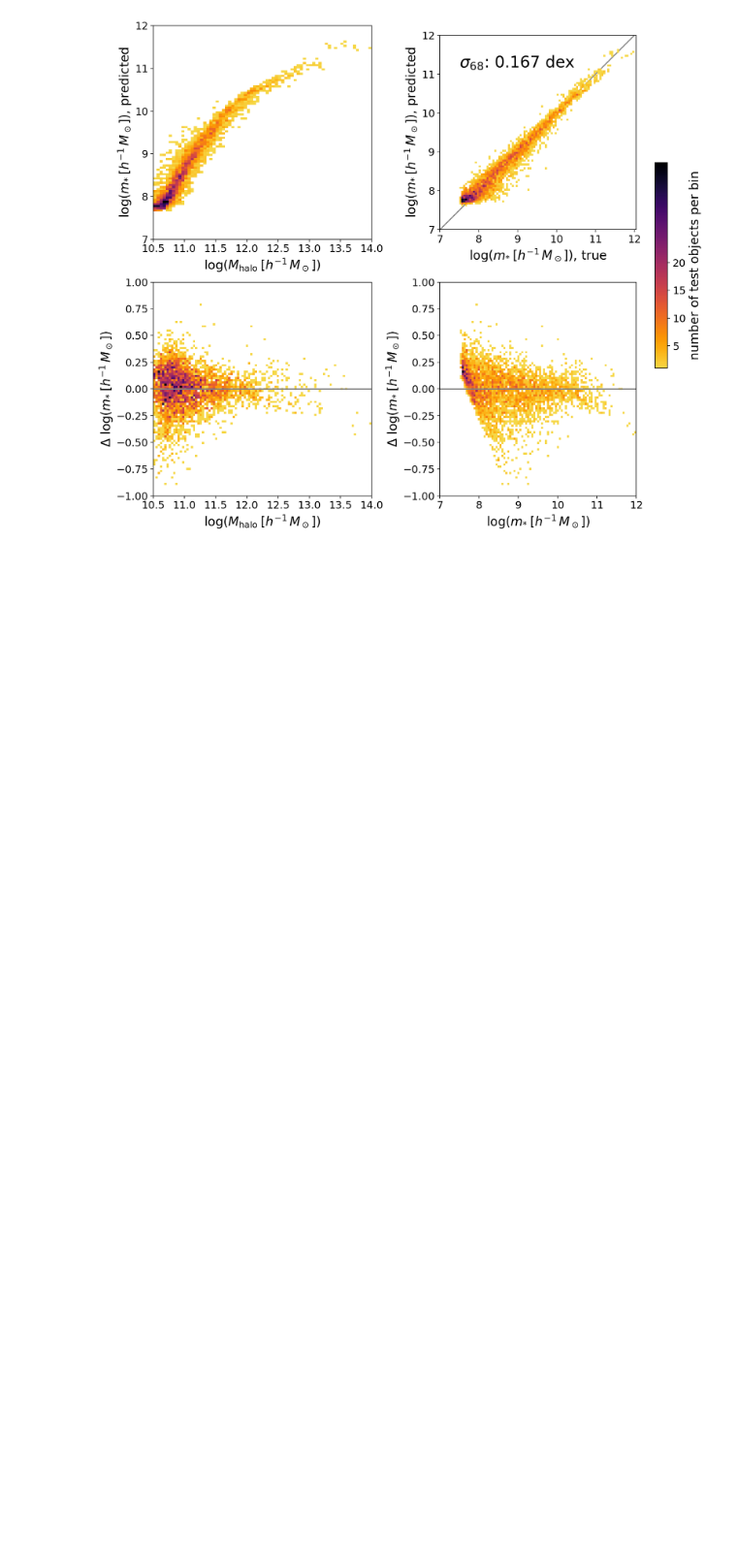
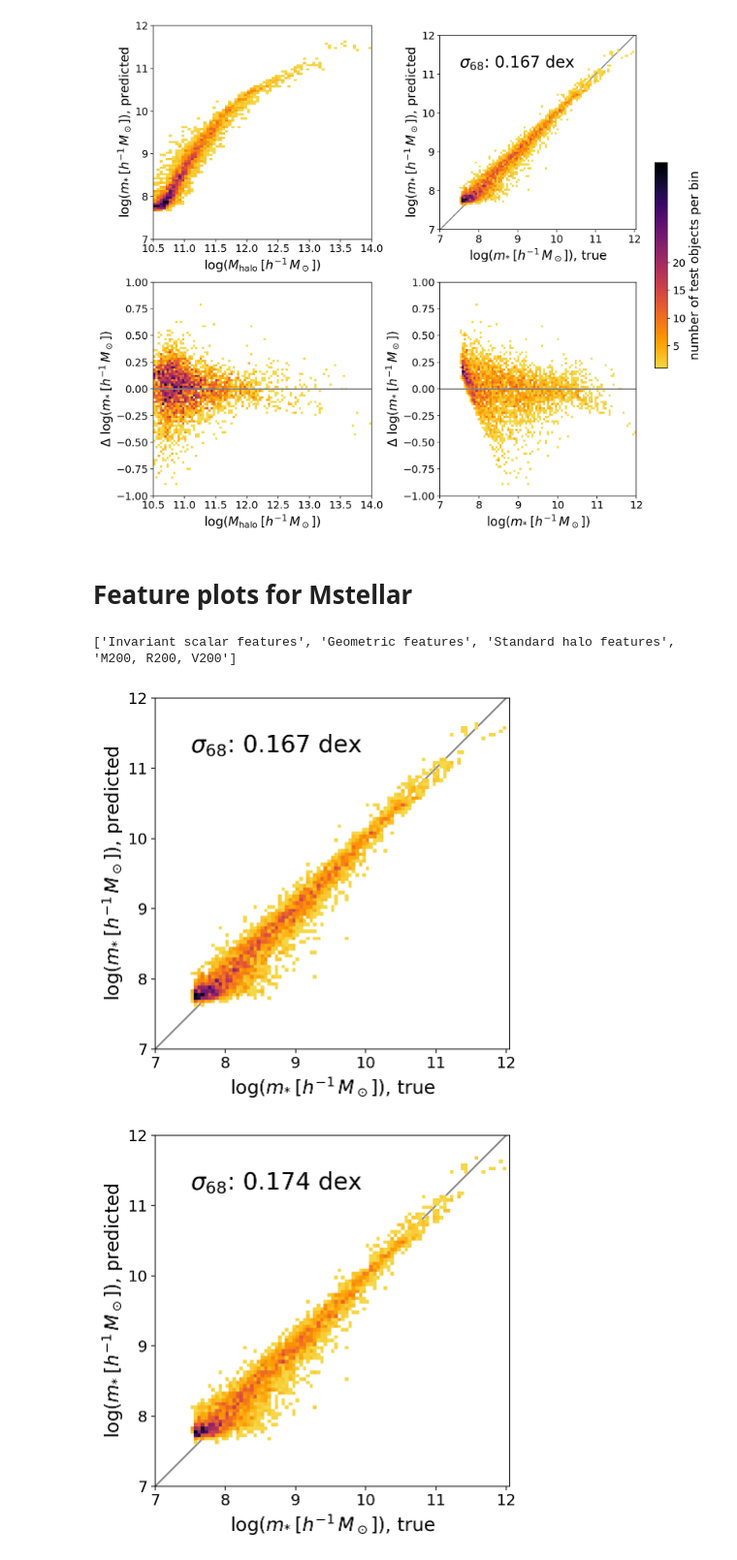
Before and after one commit to kstoreyf/equivariant-cosmology, a Jupyter notebook: notebooks/2023-04-13_paper_figures.ipynb, the cells around one changed output. Shown at 97% size. Saved outputs shown, nothing was run; the diff lists cells and outputs as text; code cells hidden in the pictures; blank space fills up the shorter version.

Commit message:
notebook updates with Mmin10 halos

```diff
--- a/notebooks/2023-04-13_paper_figures.ipynb
+++ b/notebooks/2023-04-13_paper_figures.ipynb
@@ -35,0 +40,3 @@ import feature_importance
+# %%
+inferno_r = matplotlib.cm.inferno_r
+cmap_hist = utils.shiftedColorMap(inferno_r, start=0.1, stop=1.0)
@@ -126,3 +129,48 @@ plotter.plot_multi_panel_pred(x_label_name, y_label_name, x_property, y_test_mul
                               text_results=error_str)
 # %% [output]
 [figure]
+# %% [markdown]
+# Feature plots for Mstellar
+# %%
+y_label_name = 'm_stellar'
+y = utils.get_y_vals(y_label_name, sim_reader)
+y_test = y[idx_test]
+y_test_mult = y_test + log_mass_shift
+feature_modes = ['scalars', 'geos', 'catalog_z0', 'mrv']
+# %%
+feature_label_dict = {'scalars': 'Invariant scalar features',
+                      'geos': 'Geometric features',
+                      'catalog_z0': 'Standard halo features',
+                      'mrv': 'M200, R200, V200'}
+feature_labels = [feature_label_dict[feature_mode] for feature_mode in feature_modes]
+print(feature_labels)
+# %% [output]
+['Invariant scalar features', 'Geometric features', 'Standard halo features', 'M200, R200, V200']
+# %%
+y_pred_arr = []
+text_results_arr = []
+for i, feature_mode in enumerate(feature_modes):
+    #fit_tag = f'_{y_label_name}_nn_{feature_mode}_epochs1000_lr5e-05_hs128'
+    fit_tag = f'_{y_label_name}_hgboost_{feature_mode}_epochs300_lr0.1_hs128'
+    if feature_mode=='geos':
+        fit_tag = '_bins10'+fit_tag
+    if feature_mode=='scalars':
+        fit_tag = '_bins10_n3'+fit_tag
+    fn_pred = f'../predictions/predictions_{sim_name}/predictions_{sim_name}{halo_tag}{fit_tag}.npy'
+
+    y_pred = np.load(fn_pred)
+    y_pred_mult = y_pred + log_mass_shift
+    y_pred_arr.append(y_pred_mult)
+
+    error_nn, _ = utils.compute_error(y_test_mult, y_pred_mult, test_error_type='percentile')
+    error_str = fr"$\sigma_{{68}}$: {error_nn:.3f} dex"
+    text_results_arr.append(error_str)
+# %%
+for i in range(len(y_pred_arr)):
+    plt.figure(figsize=(8,6))
+    ax = plt.gca()
+    y_pred = y_pred_arr[i]
+    plotter.plot_pred_vs_true_hist(ax, y_label_name, y_test_mult, y_pred, cmap_hist, text_results=text_results_arr[i])
+# %% [output]
+[figure, added]
+[figure, added]
```
Also changed, not shown: parts of 7 cells of this notebook, 1 other file.
